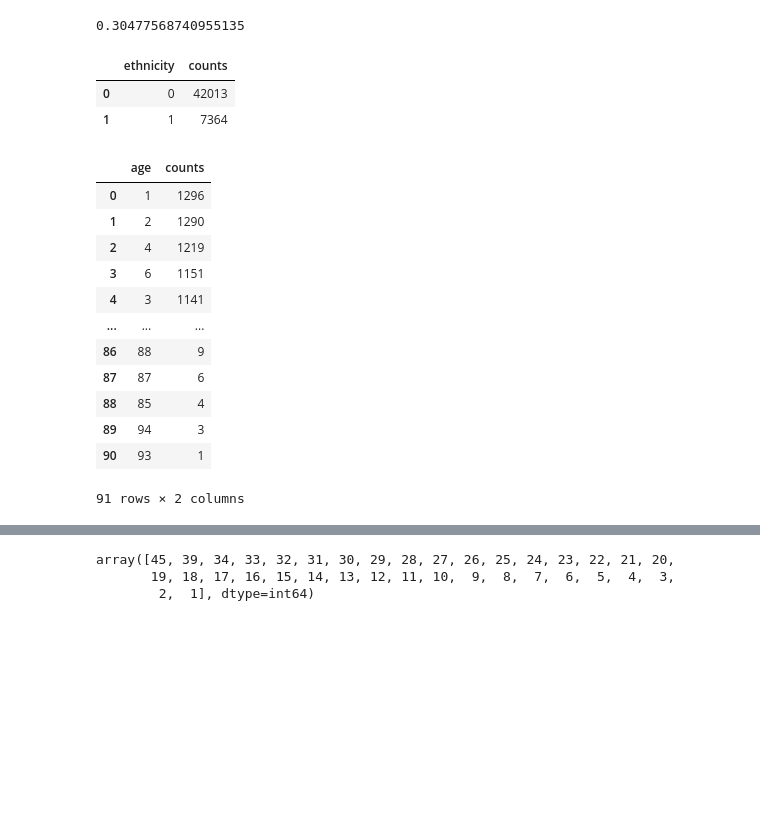
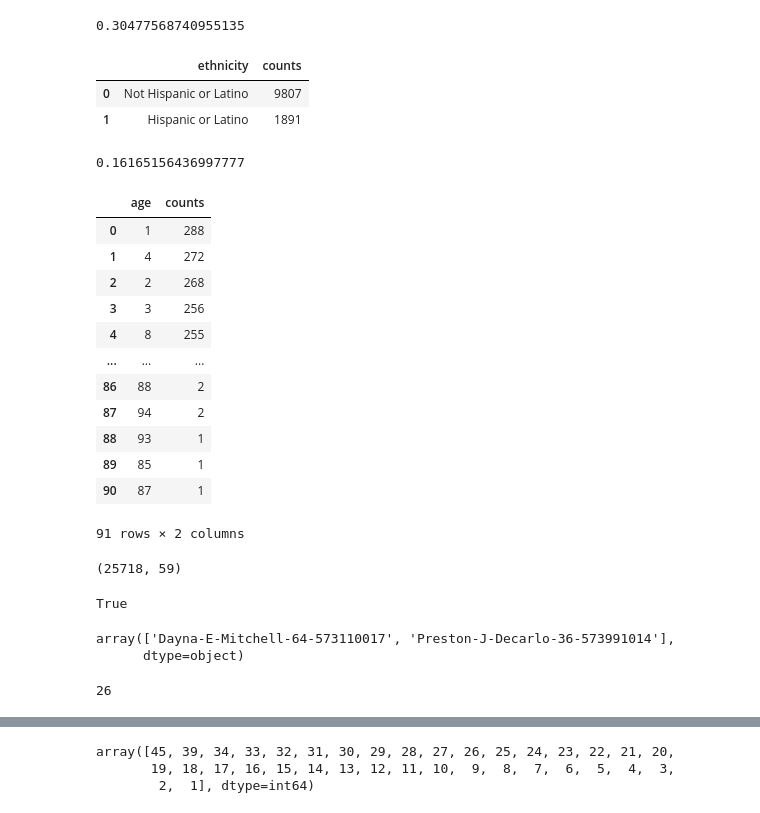
Before and after one commit to dongmeic/LCOG_support, a Jupyter notebook: Lane/hfg_demographic_analysis.ipynb, the cells around one changed output, grey strips where cells are left out. Cells and saved outputs as stored; diff of their text form; code cells hidden in the pictures; blank space fills up the shorter version.

```diff
--- a/Lane/hfg_demographic_analysis.ipynb
+++ b/Lane/hfg_demographic_analysis.ipynb
@@ -4,5 +4,5 @@
 # %%
 from hfgtools import *
 # %%
-am, am_gdf = get_am_gdf(oa=oa, am=am)
+df, gdf = get_am_gdf(oa=oa, am=am, export=True)
 # %%
@@ -16,2 +22,2 @@ Index(['KeyMember', 'KeyApplication', 'NameLast', 'NameMiddle', 'NameFirst',
 # %%
-am = reorganize_am(am)
+amdf = reorganize_am(am)
@@ -61 +24,3 @@ am.loc[am.KeyApplication==oa.KeyApplication.unique()[1],]
+# %%
+amu = amdf.drop_duplicates(subset=['ID'])
 # %%
@@ -71,5 +32,3 @@ len(am.ID.unique())
-# %%
-amu = am.drop_duplicates(subset=['ID'])
 # %%
 amu.shape
 # %% [output]
@@ -141,24 +100,28 @@ amu.Race.value_counts().rename_axis('race').reset_index(name='counts')
 # %% [output]
 0.30477568740955135
 # %%
-am.Ethnicity.value_counts().rename_axis('ethnicity').reset_index(name='counts')
+amu.EthniNotes.value_counts().rename_axis('ethnicity').reset_index(name='counts')
 # %% [output]
 |  | ethnicity | counts |
-| 0 | 0 | 42013 |
-| 1 | 1 | 7364 |
+| 0 | Not Hispanic or Latino | 9807 |
+| 1 | Hispanic or Latino | 1891 |
+# %%
+amu[amu.Ethnicity == 1].shape[0]/amu.shape[0]
+# %% [output]
+0.16165156436997777
 # %%
-am.Age.value_counts().rename_axis('age').reset_index(name='counts')
+amu.Age.value_counts().rename_axis('age').reset_index(name='counts')
 # %% [output]
 |  | age | counts |
-| 0 | 1 | 1296 |
-| 1 | 2 | 1290 |
-| 2 | 4 | 1219 |
-| 3 | 6 | 1151 |
-| 4 | 3 | 1141 |
+| 0 | 1 | 288 |
+| 1 | 4 | 272 |
+| 2 | 2 | 268 |
+| 3 | 3 | 256 |
+| 4 | 8 | 255 |
 | ... | ... | ... |
-| 86 | 88 | 9 |
-| 87 | 87 | 6 |
-| 88 | 85 | 4 |
-| 89 | 94 | 3 |
-| 90 | 93 | 1 |
+| 86 | 88 | 2 |
+| 87 | 94 | 2 |
+| 88 | 93 | 1 |
+| 89 | 85 | 1 |
+| 90 | 87 | 1 |
 91 rows × 2 columns
@@ -165 +130,18 @@ am.Age.value_counts().rename_axis('age').reset_index(name='counts')
+# %%
+oadf.shape
+# %% [output]
+(25718, 59)
+# %%
+len(oadf.KeyApplication.unique()) == len(amdf.KeyApplication.unique())
+# %% [output]
+True
+# %%
+oadf.loc[oadf.KeyApplication.isin(amdf.loc[amdf.ID == 'Preston-J-Decarlo-36-573991014', 'KeyApplication'].unique()), 'ID'].unique()
+# %% [output]
+array(['Dayna-E-Mitchell-64-573110017', 'Preston-J-Decarlo-36-573991014'],
+      dtype=object)
+# %%
+len(oadf.loc[oadf.ID == 'Preston-J-Decarlo-36-573991014', 'KeyApplication'].unique())
+# %% [output]
+26
 # %%
```
Also changed, not shown: parts of 28 cells of this notebook, 2 other files.
